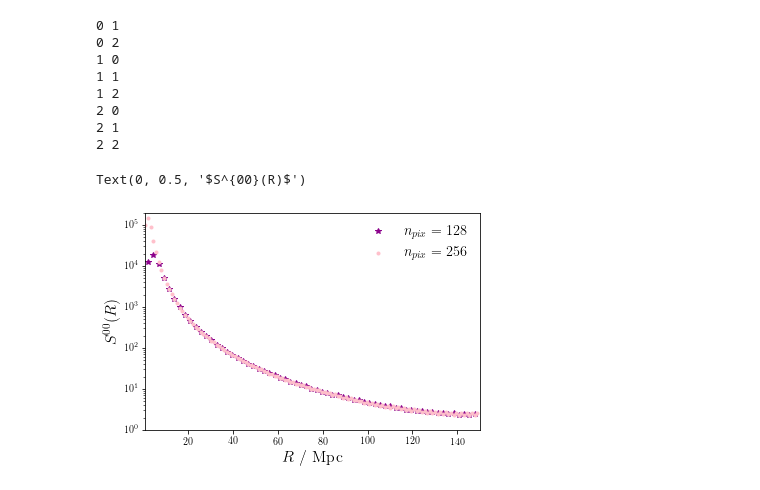
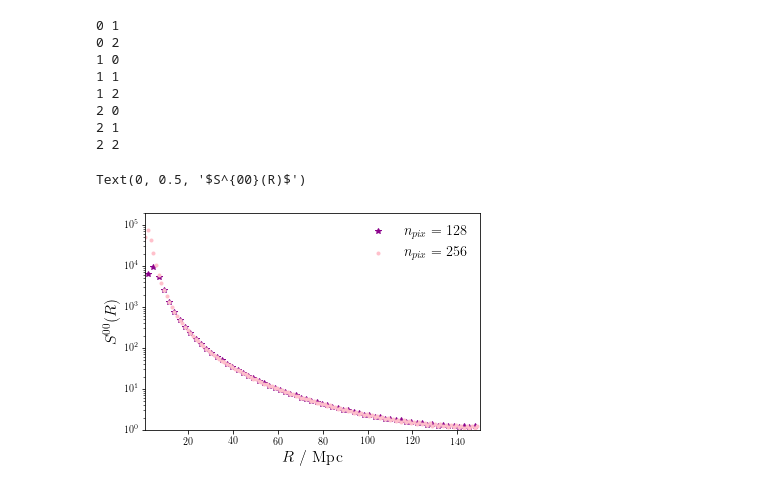
Before and after one commit to ssamuroff/direct_ia_theory, a Jupyter notebook: likelihood/field_fit/notebooks/tidal_field_toy_model.ipynb, the cells around one changed output. Drawn from its saved outputs; the diff is of its cells as text; code cells hidden in the pictures.

```diff
--- a/likelihood/field_fit/notebooks/tidal_field_toy_model.ipynb
+++ b/likelihood/field_fit/notebooks/tidal_field_toy_model.ipynb
@@ -149,17 +149,17 @@ for i in range(3):
 # %%
 
 L0 = 300./float(128) # 300 Mpc / no. of pixels
 L1 = 300./float(256)
 
-plt.plot(np.arange(-128/2, 128/2,1)*L0, -tidal_tensor[128][int(128/2),int(128/2),:,2,2],'*',color='darkmagenta', label='$n_{pix}=128$')
-plt.plot(np.arange(-256/2, 256/2,1)*L1, -tidal_tensor[256][int(256/2),int(256/2),:,2,2],'.',color='pink', label='$n_{pix}=256$' )
+plt.plot(np.arange(-128/2, 128/2,1)*L0, tidal_tensor[128][int(128/2),int(128/2),:,0,0],'*',color='darkmagenta', label='$n_{pix}=128$')
+plt.plot(np.arange(-256/2, 256/2,1)*L1, tidal_tensor[256][int(256/2),int(256/2),:,0,0],'.',color='pink', label='$n_{pix}=256$' )
 plt.yscale('log')
 #plt.xscale('log')
 plt.ylim(1e0,2e5)
 plt.xlim(1e-0,150)
 plt.legend()
 plt.xlabel('$R$ / Mpc', fontsize=16)
 plt.ylabel('$S^{00}(R)$', fontsize=16)
 # %% [output]
 Text(0, 0.5, '$S^{00}(R)$')
-[figure, old version]
+[figure, new version]
```
Also changed, not shown: parts of 1 cell of this notebook.
